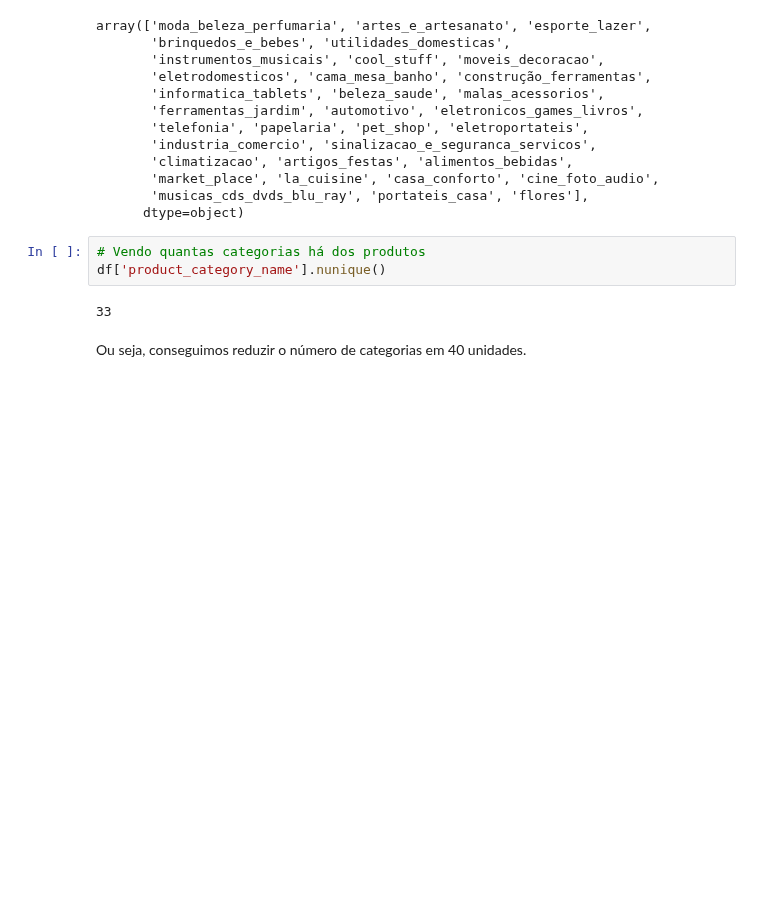
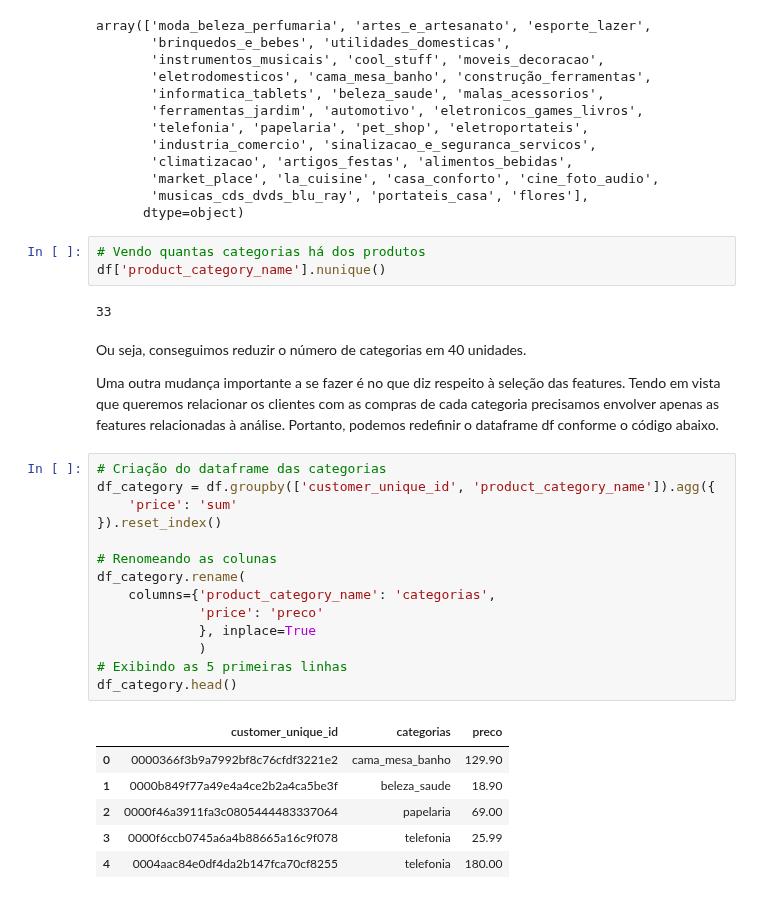
Before and after one commit to smalvar/olist-e-commerce, a Jupyter notebook: PCA_analysis.ipynb, the cells around one changed output. Drawn from its saved outputs; the diff is of its cells as text; blank space fills up the shorter version.

Commit message:
Create df_category dataframe

```diff
--- a/PCA_analysis.ipynb
+++ b/PCA_analysis.ipynb
@@ -240,5 +240,28 @@ array(['moda_beleza_perfumaria', 'artes_e_artesanato', 'esporte_lazer',
 df['product_category_name'].nunique()
 # %% [output]
 33
-# %% [markdown]
-Ou seja, conseguimos reduzir o número de categorias em 40 unidades.
+# %% [markdown]
+Ou seja, conseguimos reduzir o número de categorias em 40 unidades.
+
+Uma outra mudança importante a se fazer é no que diz respeito à seleção das features. Tendo em vista que queremos relacionar os clientes com as compras de cada categoria precisamos envolver apenas as features relacionadas à análise. Portanto, podemos redefinir o dataframe df conforme o código abaixo.
+# %%
+# Criação do dataframe das categorias
+df_category = df.groupby(['customer_unique_id', 'product_category_name']).agg({
+    'price': 'sum'
+}).reset_index()
+
+# Renomeando as colunas
+df_category.rename(
+    columns={'product_category_name': 'categorias',
+             'price': 'preco'
+             }, inplace=True
+             )
+# Exibindo as 5 primeiras linhas
+df_category.head()
+# %% [output]
+|  | customer_unique_id | categorias | preco |
+| 0 | 0000366f3b9a7992bf8c76cfdf3221e2 | cama_mesa_banho | 129.90 |
+| 1 | 0000b849f77a49e4a4ce2b2a4ca5be3f | beleza_saude | 18.90 |
+| 2 | 0000f46a3911fa3c0805444483337064 | papelaria | 69.00 |
+| 3 | 0000f6ccb0745a6a4b88665a16c9f078 | telefonia | 25.99 |
+| 4 | 0004aac84e0df4da2b147fca70cf8255 | telefonia | 180.00 |
```
